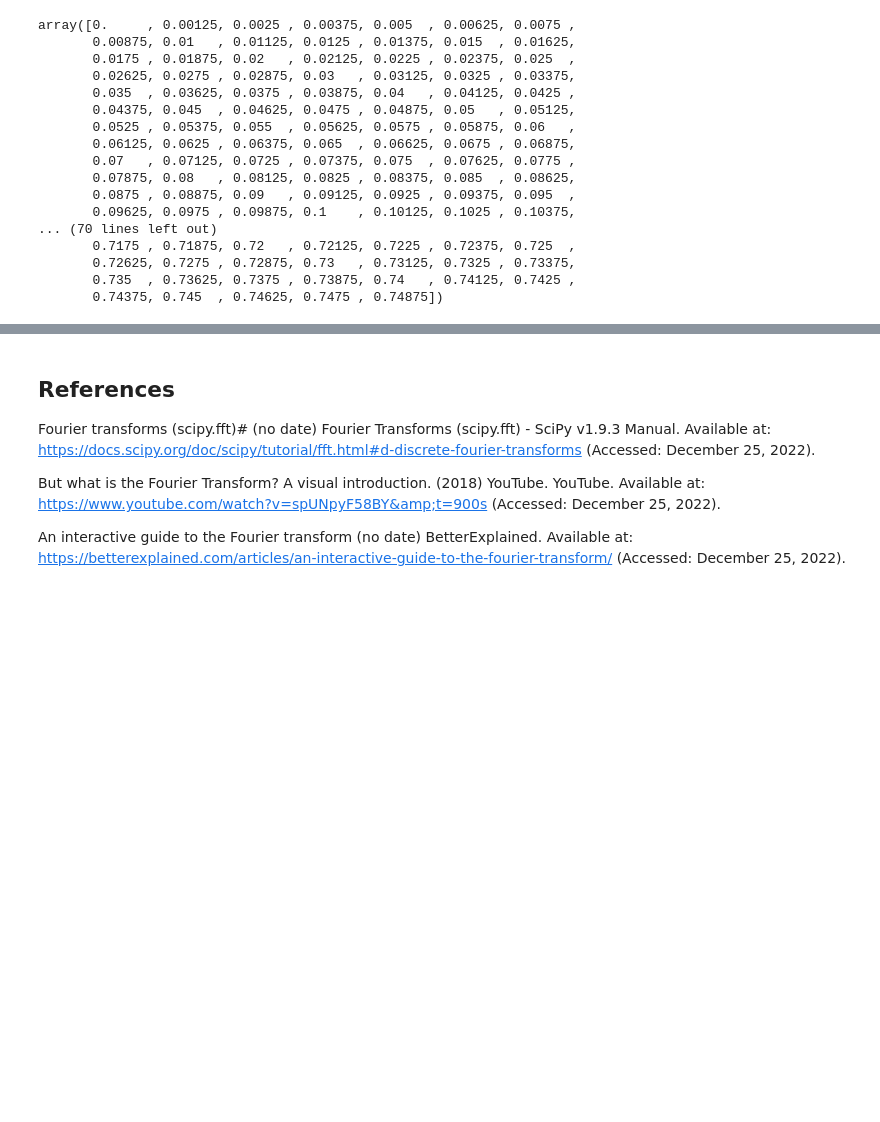
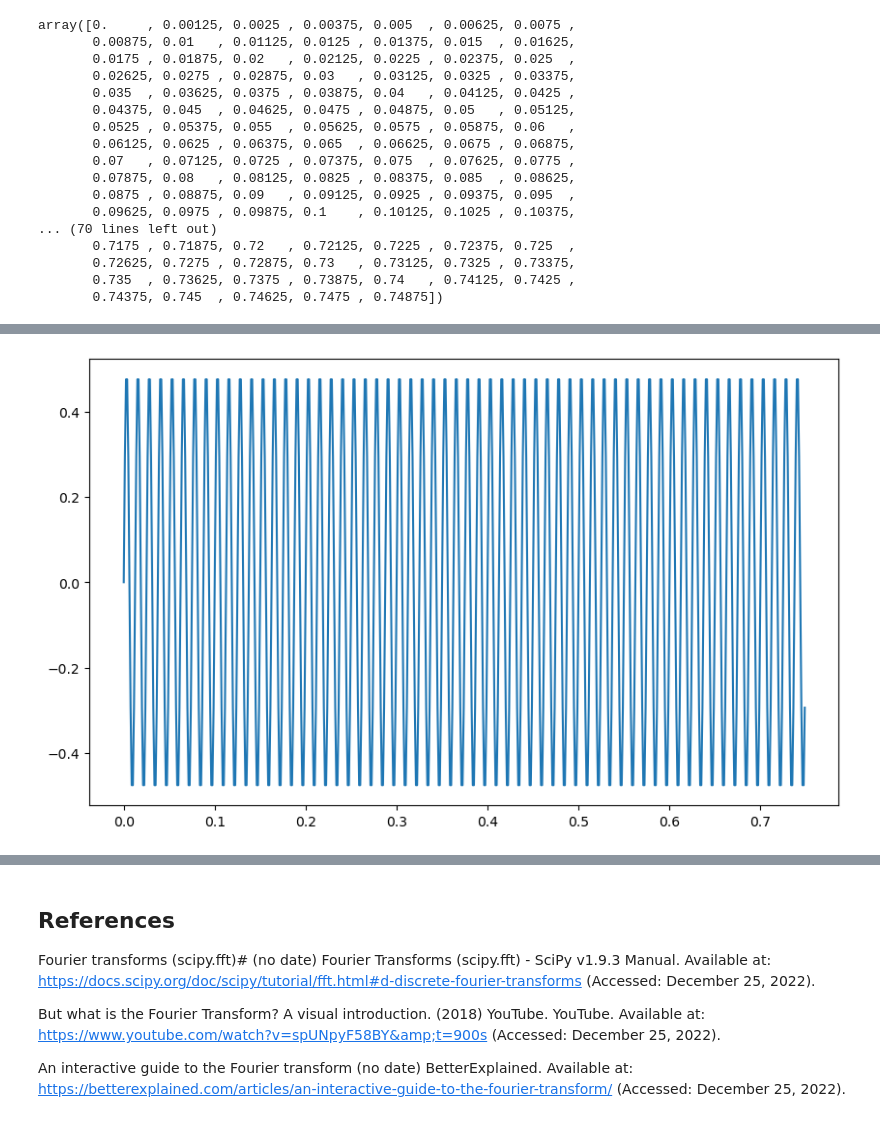
Before and after one commit to DylanCorr2020/EmergingTechnologies, a Jupyter notebook: content/Fourier Transform.ipynb, the cells around one changed output, grey strips where cells are left out. Saved outputs shown, nothing was run; the diff lists cells and outputs as text; code cells hidden in the pictures; blank space fills up the shorter version.

```diff
--- a/content/Fourier Transform.ipynb
+++ b/content/Fourier Transform.ipynb
@@ -140,0 +153,9 @@ array([0.     , 0.00125, 0.0025 , 0.00375, 0.005  , 0.00625, 0.0075 ,
+# %%
+# First sine wave.
+y_1 =  0.5 * np.sin(80.0 * 2.0 * np.pi * x)
+
+# Plot it.
+fig, ax = plt.subplots(figsize=(10, 6))
+ax.plot(x, y_1);
+# %% [output]
+[figure, added]
```
Also changed, not shown: parts of 7 cells of this notebook.
